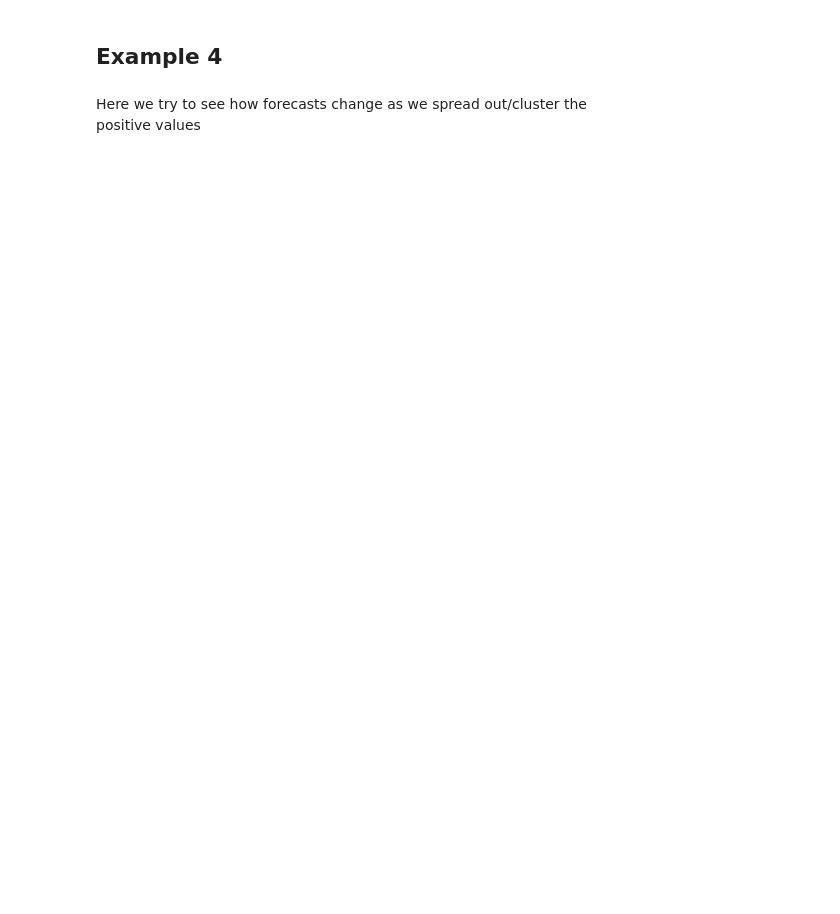
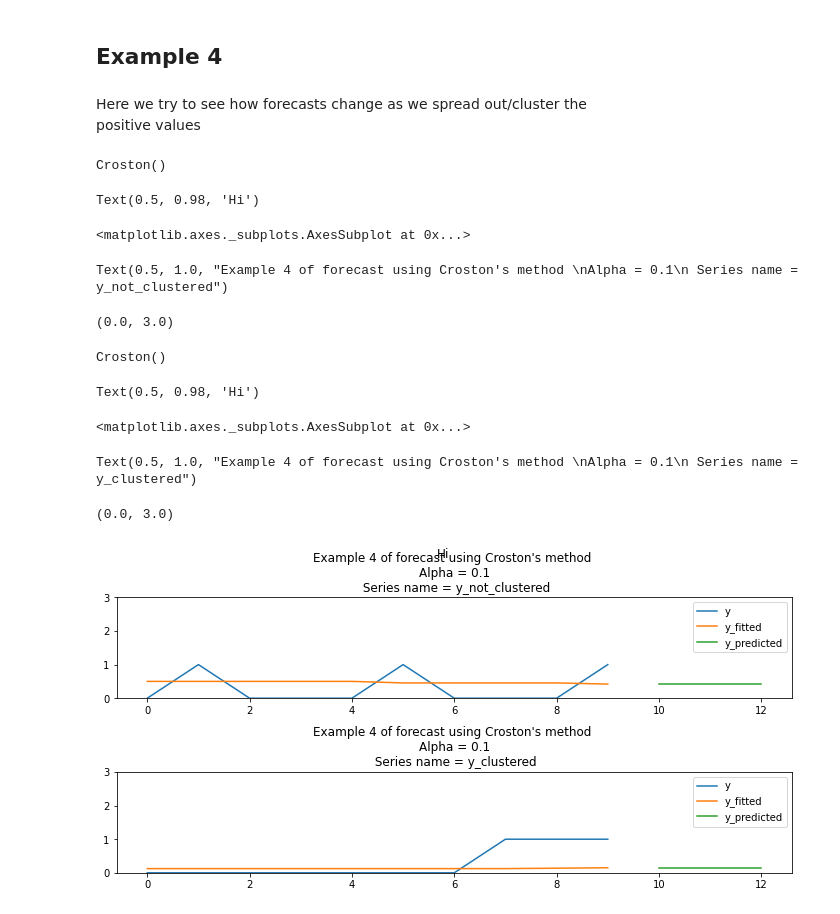
Before and after one commit to nayefahmad/time-series-notes, a Jupyter notebook: src/2022-02-18_crostons-method-for-forecasting-intermittent-demand.ipynb, the cells around one changed output. Drawn from its saved outputs; the diff is of its cells as text; code cells hidden in the pictures; blank space fills up the shorter version.

```diff
--- a/src/2022-02-18_crostons-method-for-forecasting-intermittent-demand.ipynb
+++ b/src/2022-02-18_crostons-method-for-forecasting-intermittent-demand.ipynb
@@ -208,3 +208,49 @@ Text(0.5, 1.0, "Example 2 of forecast using Croston's method \nAlpha = 1")
 # %% [markdown]
 Here we try to see how forecasts change as we spread out/cluster the<br>
 positive values
+# %%
+y_not_clustered = pd.Series(
+    [0, 1] + [0] * 3 + [1] + [0] * 3 + [1],
+    name="y_not_clustered",
+)
+# %%
+y_clustered = pd.Series(
+    [0] * 7 + [1, 1, 1],
+    name="y_clustered",
+)
+# %%
+smooth_value = 0.1  # todo: try different smooth_values
+# %%
+fig = plt.figure(figsize=(10, 5))
+for n, y_series in enumerate([y_not_clustered, y_clustered]):
+    forecaster = Croston(smoothing=smooth_value)
+    forecaster.fit(y_series)
+    y_pred = forecaster.predict(fh=[x for x in range(1, 4)])
+    df_fitted = pd.DataFrame(
+        {"y": y_series, "y_fitted": forecaster._f[1:]}, index=y_series.index
+    )  # noqa
+    df_pred = pd.concat([df_fitted, y_pred])
+    df_pred = df_pred.rename(columns={0: "y_predicted"})
+    plt.suptitle("Hi")
+    ax = plt.subplot(2, 1, n + 1)
+    df_pred.plot(ax=ax)
+    ax.set_title(
+        f"Example 4 of forecast using Croston's method \nAlpha = {smooth_value}\n Series name = {y_series.name}"  # noqa
+    )
+    ax.set_ylim(0, 3)
+    plt.subplots_adjust(wspace=1, top=20)
+fig.tight_layout()
+fig.show()
+# fig.savefig('clustered-vs-not-clustered.pdf')
+# %% [output]
+Croston()
+Text(0.5, 0.98, 'Hi')
+<matplotlib.axes._subplots.AxesSubplot at 0x...>
+Text(0.5, 1.0, "Example 4 of forecast using Croston's method \nAlpha = 0.1\n Series name = y_not_clustered")
+(0.0, 3.0)
+Croston()
+Text(0.5, 0.98, 'Hi')
+<matplotlib.axes._subplots.AxesSubplot at 0x...>
+Text(0.5, 1.0, "Example 4 of forecast using Croston's method \nAlpha = 0.1\n Series name = y_clustered")
+(0.0, 3.0)
+[figure, added]
```
Also changed, not shown: parts of 2 cells of this notebook.
